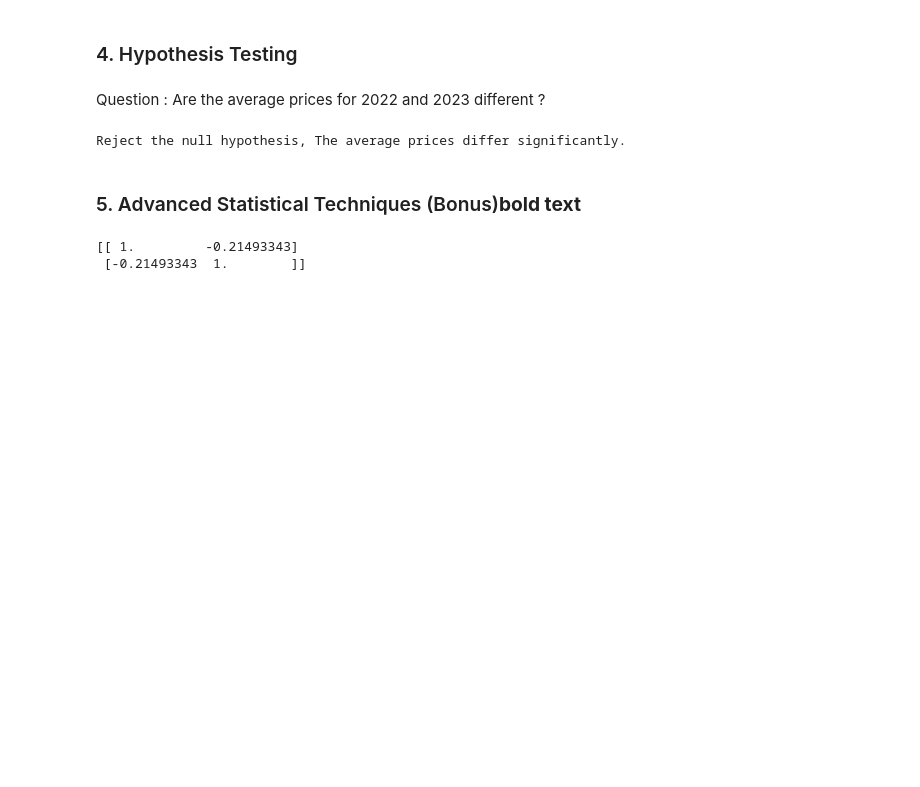
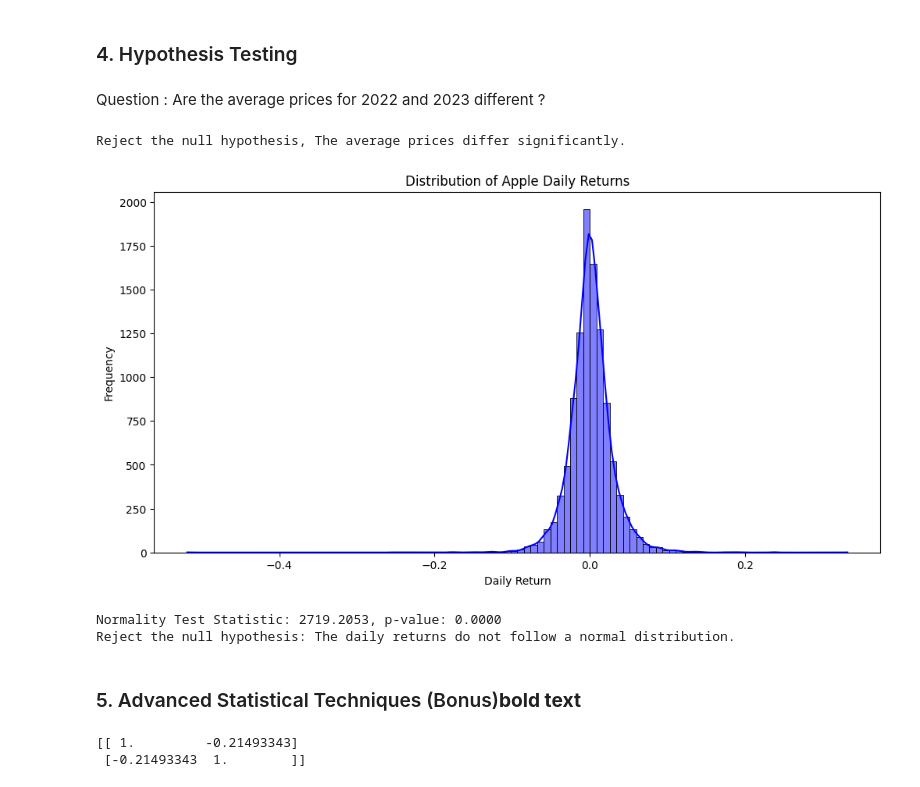
Before and after one commit to briceArmandYeo/DI_Bootcamp, a Jupyter notebook: week3/Day3/ExerciceXP/MiniProjetW3.ipynb, the cells around one changed output. Saved outputs shown, nothing was run; the diff lists cells and outputs as text; code cells hidden in the pictures; blank space fills up the shorter version.

```diff
--- a/week3/Day3/ExerciceXP/MiniProjetW3.ipynb
+++ b/week3/Day3/ExerciceXP/MiniProjetW3.ipynb
@@ -191,6 +191,33 @@ else:
     print("Fail to reject the null hypothesis, No statistically significant difference was observed.")
 # %% [output]
 Reject the null hypothesis, The average prices differ significantly.
+# %%
+from scipy.stats import normaltest
+
+
+data['Daily_Return'] = data['Close'].pct_change().dropna()
+
+
+plt.figure(figsize=(12, 6))
+sns.histplot(data['Daily_Return'], kde=True, bins=100, color='blue')
+plt.title('Distribution of Apple Daily Returns')
+plt.xlabel('Daily Return')
+plt.ylabel('Frequency')
+plt.show()
+
+
+stat, p = normaltest(data['Daily_Return'].dropna())
+print(f'Normality Test Statistic: {stat:.4f}, p-value: {p:.4f}')
+
+alpha = 0.05
+if p < alpha:
+    print("Reject the null hypothesis: The daily returns do not follow a normal distribution.")
+else:
+    print("Fail to reject the null hypothesis: The daily returns follow a normal distribution.")
+# %% [output]
+[figure, added]
+Normality Test Statistic: 2719.2053, p-value: 0.0000
+Reject the null hypothesis: The daily returns do not follow a normal distribution.
 # %% [markdown]
 ### 5. Advanced Statistical Techniques (Bonus)**bold text**
 # %%
```
Also changed, not shown: parts of 2 cells of this notebook.
